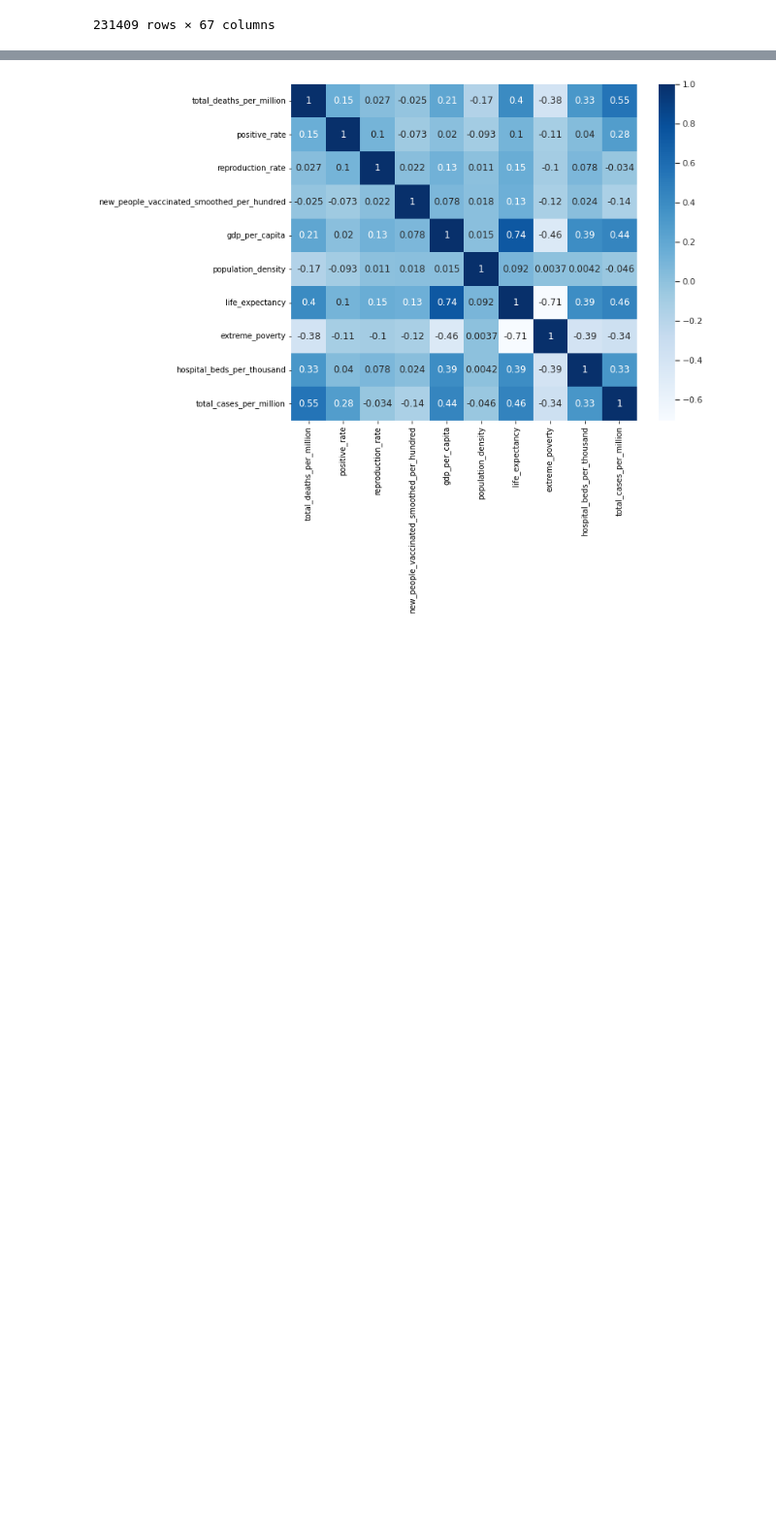
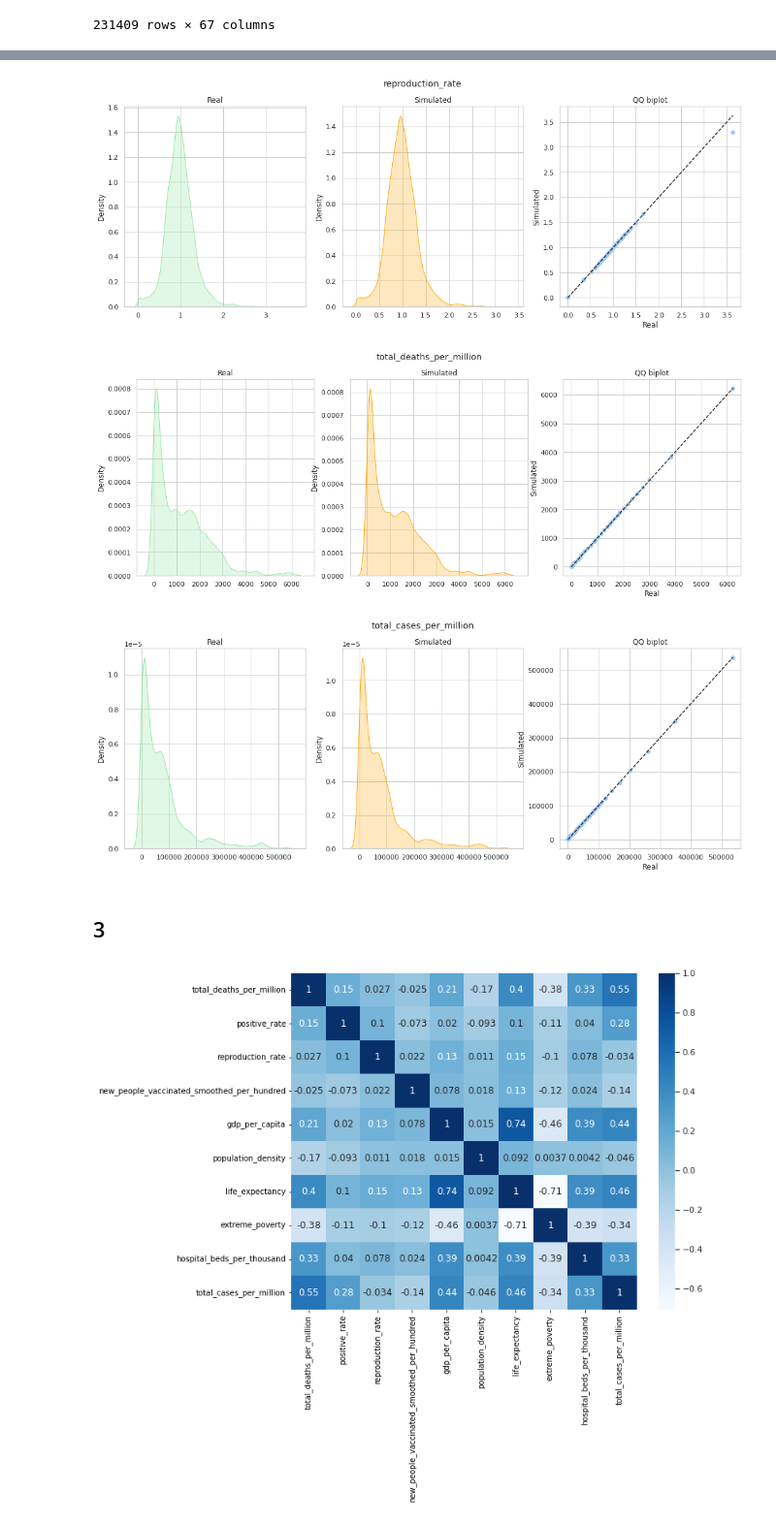
Before and after one commit to D3lph1/methods-and-models-for-multivariate-data-analysis, a Jupyter notebook: Lab 3/lab_3_notebook.ipynb, the cells around one changed output, grey strips where cells are left out. Shown at 97% size. Drawn from its saved outputs; the diff is of its cells as text; code cells hidden in the pictures; blank space fills up the shorter version.

```diff
--- a/Lab 3/lab_3_notebook.ipynb
+++ b/Lab 3/lab_3_notebook.ipynb
@@ -79,3 +152,33 @@ df.head()
+# %%
+def geom_sampling_hist(values, num_samples=1000, batch_size=1000):
+    n_bins = int(1 + (3.322 * np.log(values.shape[0])).round())
+
+    hist, bin_edges = np.histogram(values, bins=n_bins, density=True)
+
+    left, right = np.min(bin_edges), np.max(bin_edges)
+    bottom, top = np.min(hist), np.max(hist)
+
+    accept_samples = np.asarray([])
+
+    while accept_samples.shape[0] < num_samples:
+
+        x_sampl = np.random.uniform(left, right, size=(batch_size,))
+        y_sampl = np.random.uniform(bottom, top, size=(batch_size,))
+
+        x_indices = np.digitize(x_sampl, bin_edges) - 1
+        y_mask = (y_sampl <= hist[x_indices])
+
+        accept_samples = np.concatenate([accept_samples, x_sampl[y_mask]])
+
+    return accept_samples[:num_samples], n_bins
+# %%
+gs_sampled_df = pd.DataFrame(draw_sampling_plots(geom_sampling_hist))
+# %% [output]
+[figure, added]
+[figure, added]
+[figure, added]
+# %% [markdown]
+## 3
 # %%
 figure, ax = plt.subplots(1, 1, figsize=(10, 8))
 sns.set_theme(style='whitegrid', palette='pastel')
```
Also changed, not shown: parts of 6 cells of this notebook.
